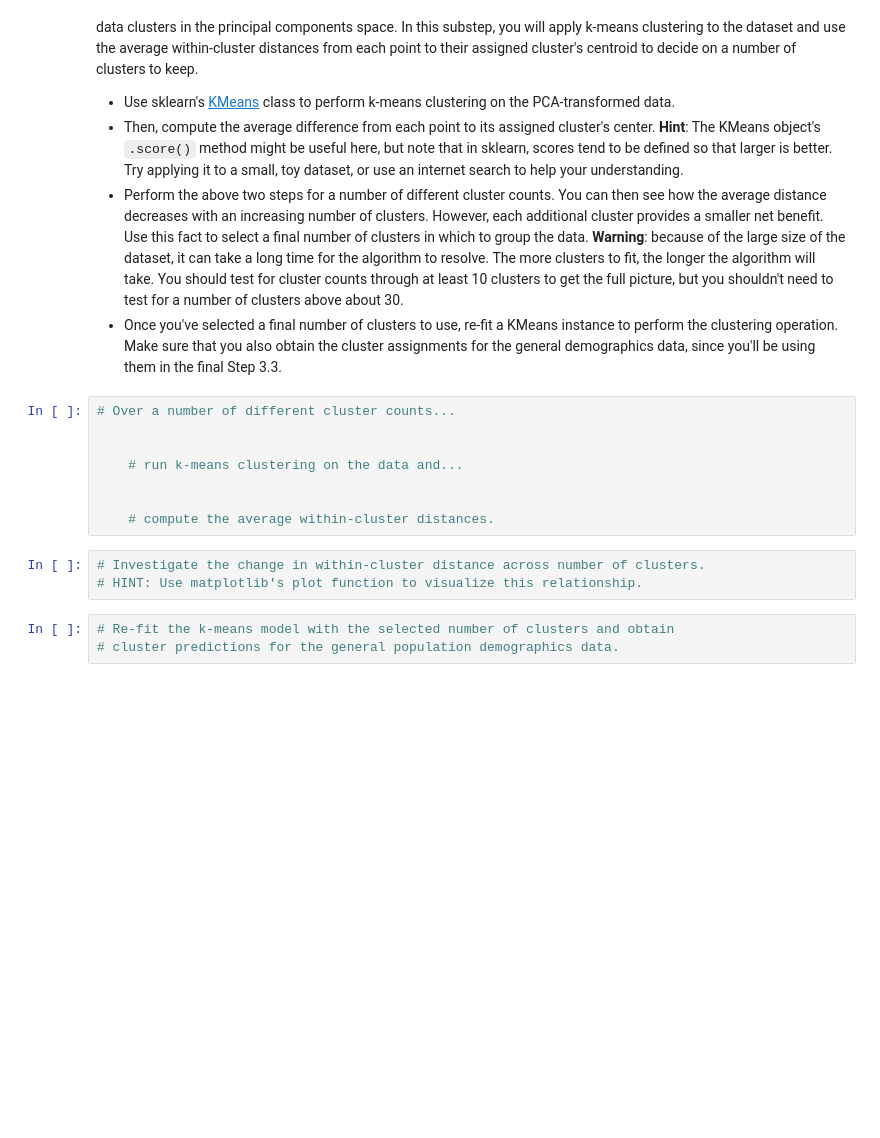
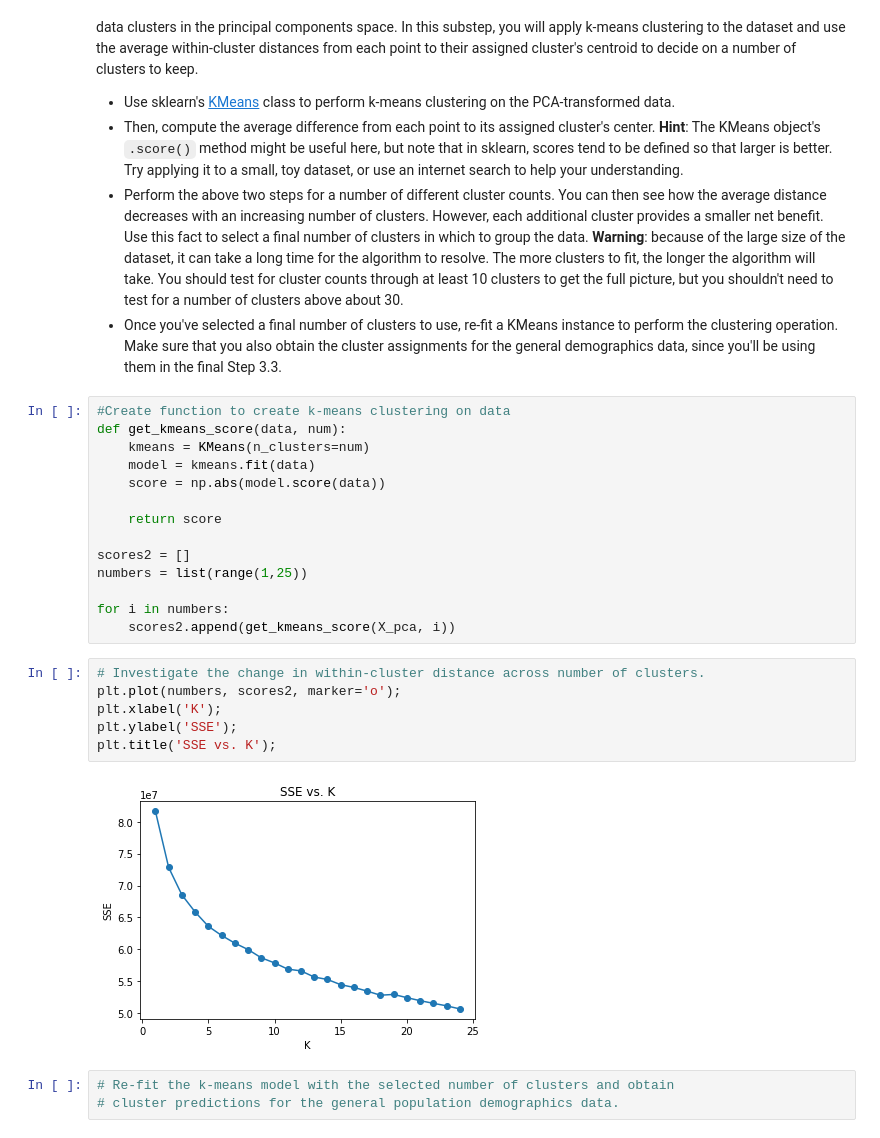
Before and after one commit to sclkan/Identify-Customer-Segments, a Jupyter notebook: Identify_Customer_Segments.ipynb, the cells around one changed output. Saved outputs shown, nothing was run; the diff lists cells and outputs as text; blank space fills up the shorter version.

Commit message:
Apply k-means clustering

```diff
--- a/Identify_Customer_Segments.ipynb
+++ b/Identify_Customer_Segments.ipynb
@@ -955,17 +956,28 @@ You've assessed and cleaned the demographics data, then scaled and transformed t
 - Then, compute the average difference from each point to its assigned cluster's center. **Hint**: The KMeans object's `.score()` method might be useful here, but note that in sklearn, scores tend to be defined so that larger is better. Try applying it to a small, toy dataset, or use an internet search to help your understanding.
 - Perform the above two steps for a number of different cluster counts. You can then see how the average distance decreases with an increasing number of clusters. However, each additional cluster provides a smaller net benefit. Use this fact to select a final number of clusters in which to group the data. **Warning**: because of the large size of the dataset, it can take a long time for the algorithm to resolve. The more clusters to fit, the longer the algorithm will take. You should test for cluster counts through at least 10 clusters to get the full picture, but you shouldn't need to test for a number of clusters above about 30.
 - Once you've selected a final number of clusters to use, re-fit a KMeans instance to perform the clustering operation. Make sure that you also obtain the cluster assignments for the general demographics data, since you'll be using them in the final Step 3.3.
-# %%
-# Over a number of different cluster counts...
-
-
-    # run k-means clustering on the data and...
-
-
-    # compute the average within-cluster distances.
+# %%
+#Create function to create k-means clustering on data
+def get_kmeans_score(data, num):
+    kmeans = KMeans(n_clusters=num)
+    model = kmeans.fit(data)
+    score = np.abs(model.score(data))
+
+    return score
+
+scores2 = []
+numbers = list(range(1,25))
+
+for i in numbers:
+    scores2.append(get_kmeans_score(X_pca, i))
 # %%
 # Investigate the change in within-cluster distance across number of clusters.
-# HINT: Use matplotlib's plot function to visualize this relationship.
+plt.plot(numbers, scores2, marker='o');
+plt.xlabel('K');
+plt.ylabel('SSE');
+plt.title('SSE vs. K');
+# %% [output]
+[figure, added]
 # %%
 # Re-fit the k-means model with the selected number of clusters and obtain
 # cluster predictions for the general population demographics data.
```
Also changed, not shown: parts of 3 cells of this notebook.
